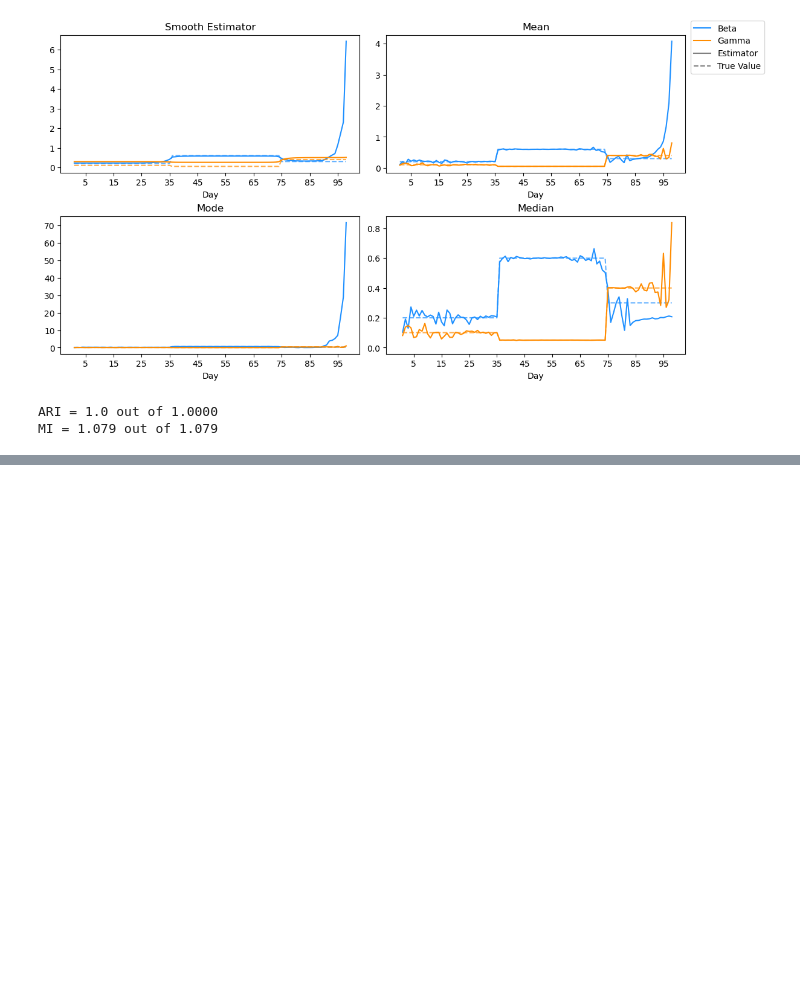
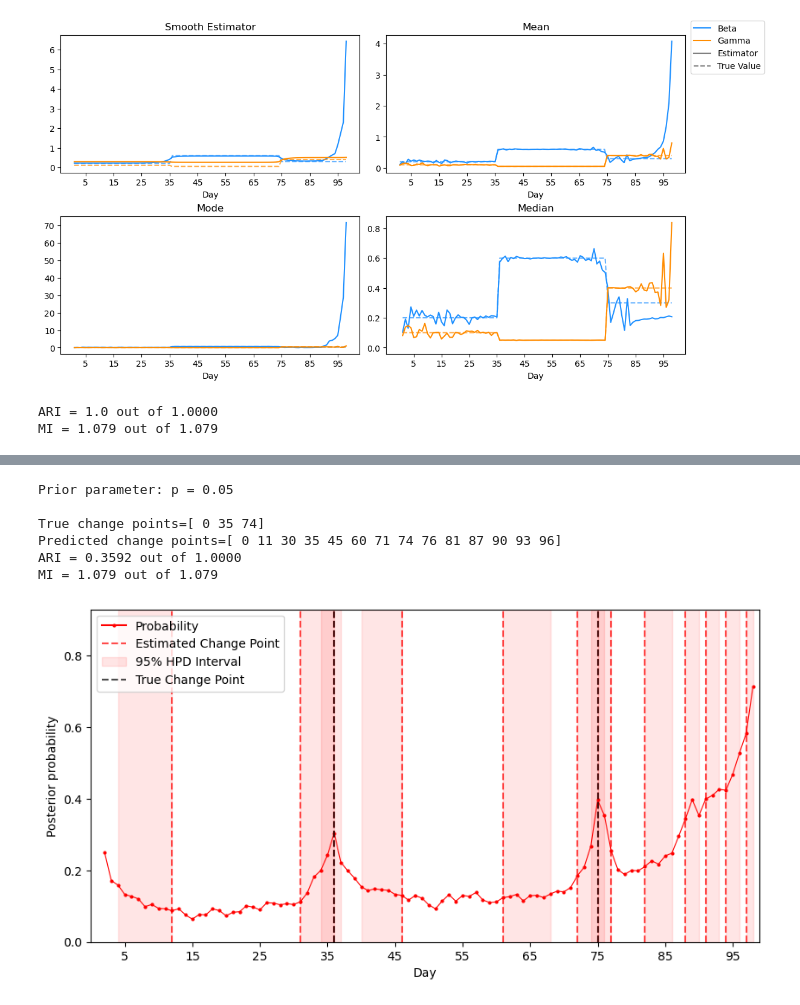
Before and after one commit to enlupi/SIR-Model-Change-Points, a Jupyter notebook: Presentation/Presentation.ipynb, the cells around one changed output, grey strips where cells are left out. Drawn from its saved outputs; the diff is of its cells as text; code cells hidden in the pictures; blank space fills up the shorter version.

```diff
--- a/Presentation/Presentation.ipynb
+++ b/Presentation/Presentation.ipynb
@@ -1034,0 +1085,12 @@ MI = 1.079 out of 1.079
+# %%
+print(f"Prior parameter: p = {ps[2]}\n")
+print(f"True change points={np.where(delta_true[:,2]==1)[0]}")
+process_chain(chains[2], ps[2], stops[2])
+# %% [output]
+Prior parameter: p = 0.05
+
+True change points=[ 0 35 74]
+Predicted change points=[ 0 11 30 35 45 60 71 74 76 81 87 90 93 96]
+ARI = 0.3592 out of 1.0000
+MI = 1.079 out of 1.079
+[figure, added]
```
Also changed, not shown: parts of 17 cells of this notebook.
